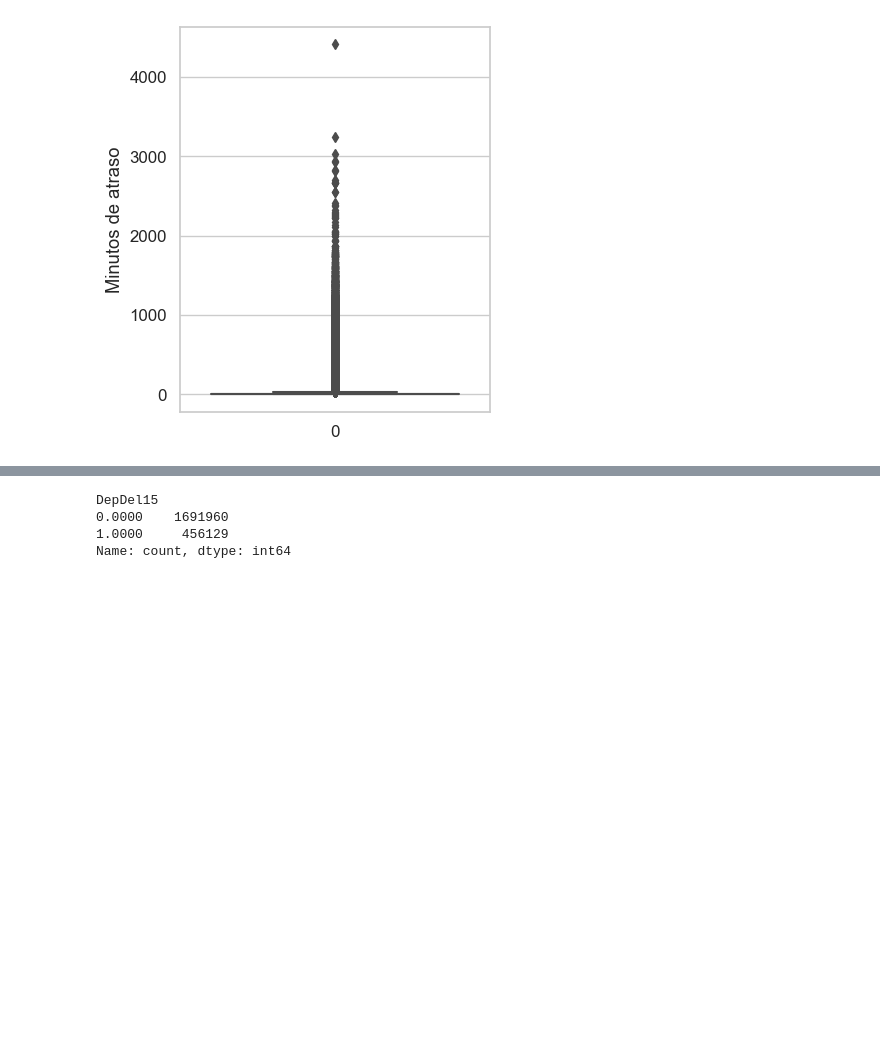
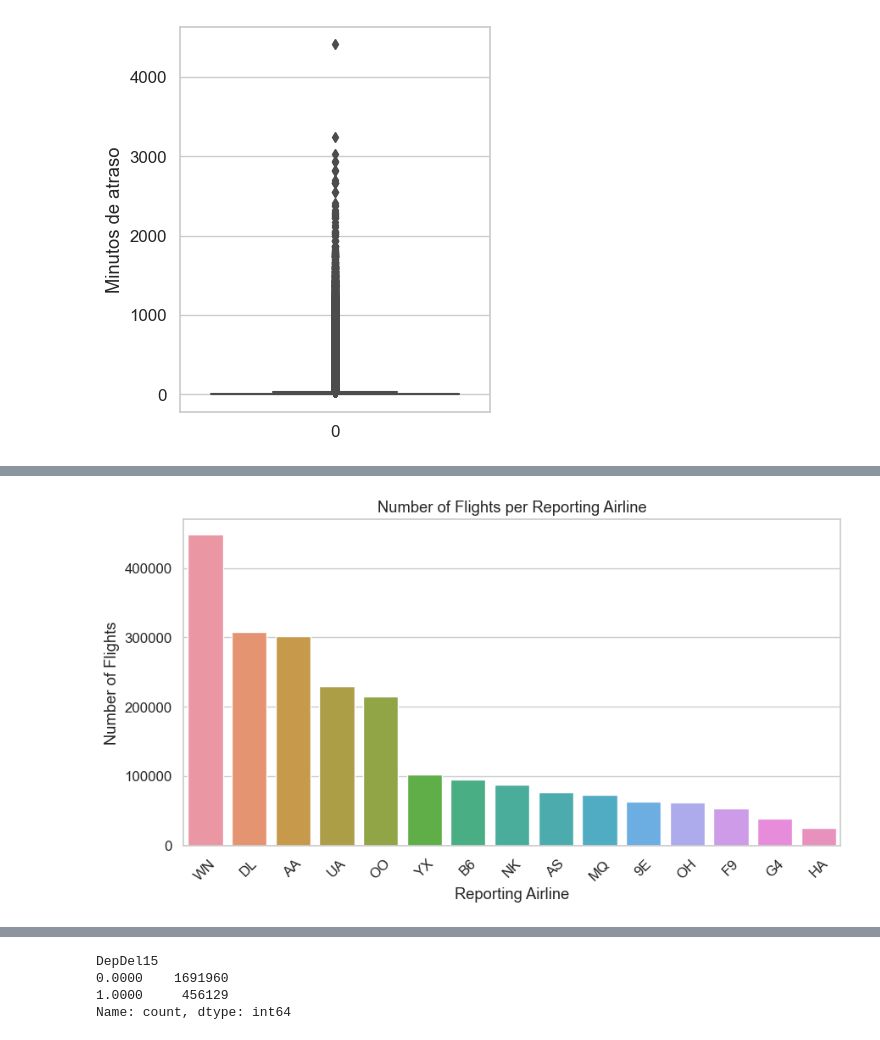
Before and after one commit to martinpimentel/flight-delay-predictions, a Jupyter notebook: EDA.ipynb, the cells around one changed output, grey strips where cells are left out. Cells and saved outputs as stored; diff of their text form; code cells hidden in the pictures; blank space fills up the shorter version.

```diff
--- a/EDA.ipynb
+++ b/EDA.ipynb
@@ -103,0 +135,10 @@ sns.boxplot(
+# %%
+plt.figure(figsize=(10, 5))
+sns.countplot(data=df, x='Reporting_Airline', order=df['Reporting_Airline'].value_counts().index)
+plt.title('Number of Flights per Reporting Airline')
+plt.xlabel('Reporting Airline')
+plt.ylabel('Number of Flights')
+plt.xticks(rotation=45)
+plt.show()
+# %% [output]
+[figure, added]
```
Also changed, not shown: parts of 23 cells of this notebook.
